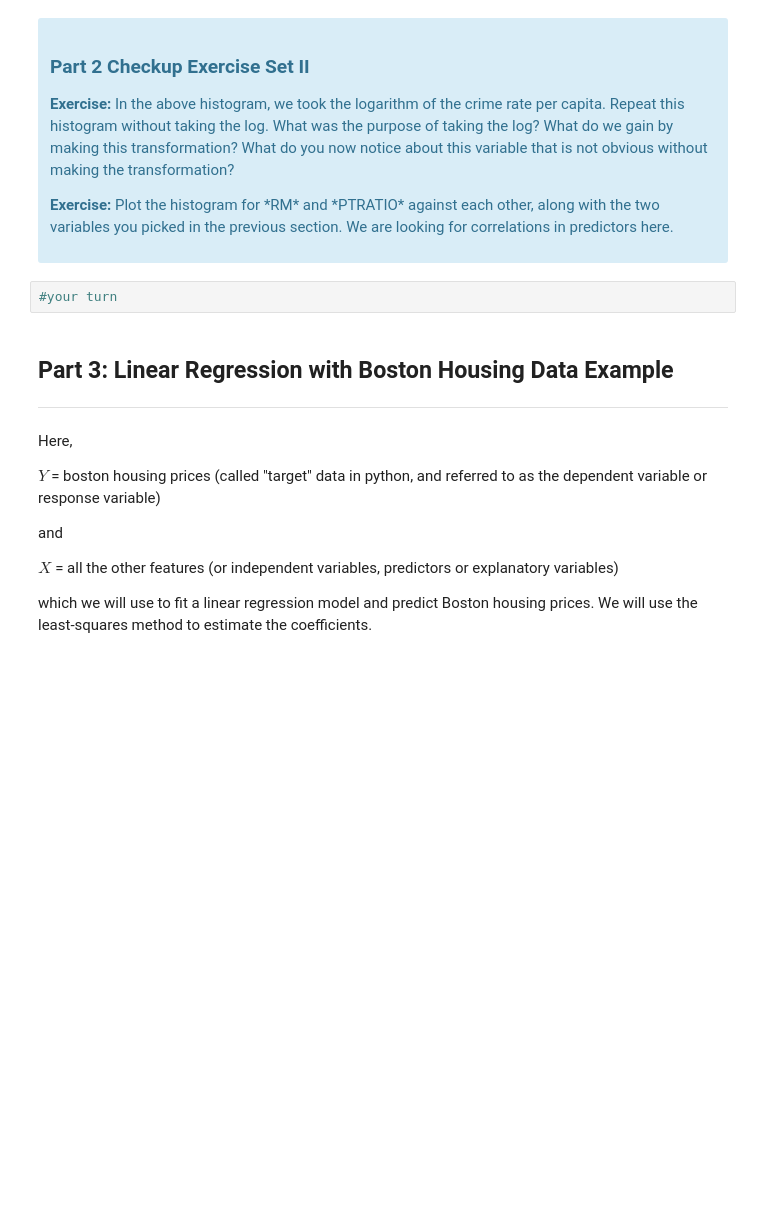
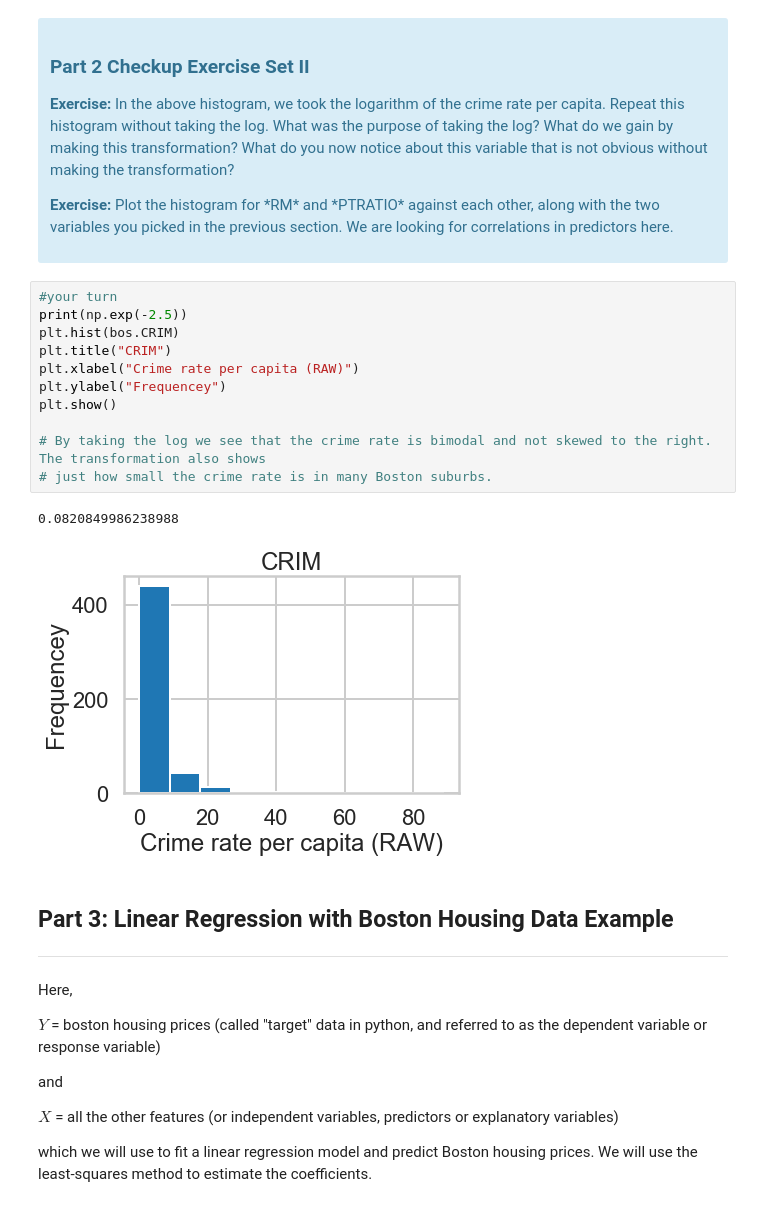
Before and after one commit to cleonard1261/springboard, a Jupyter notebook: linear_regression/Mini_Project_Linear_Regression.ipynb, the cells around one changed output. Saved outputs shown, nothing was run; the diff lists cells and outputs as text; blank space fills up the shorter version.

```diff
--- a/linear_regression/Mini_Project_Linear_Regression.ipynb
+++ b/linear_regression/Mini_Project_Linear_Regression.ipynb
@@ -250,8 +346,20 @@ plt.show()
 
 <p><b>Exercise:</b> Plot the histogram for *RM* and *PTRATIO* against each other, along with the two variables you picked in the previous section. We are looking for correlations in predictors here.</p>
 </div>
-# %%
-#your turn
+# %%
+#your turn
+print(np.exp(-2.5))
+plt.hist(bos.CRIM)
+plt.title("CRIM")
+plt.xlabel("Crime rate per capita (RAW)")
+plt.ylabel("Frequencey")
+plt.show()
+
+# By taking the log we see that the crime rate is bimodal and not skewed to the right. The transformation also shows
+# just how small the crime rate is in many Boston suburbs.
+# %% [output]
+0.0820849986238988
+[figure, added]
 # %% [markdown]
 ## Part 3: Linear Regression with Boston Housing Data Example
 ***
```
Also changed, not shown: parts of 20 cells of this notebook.
